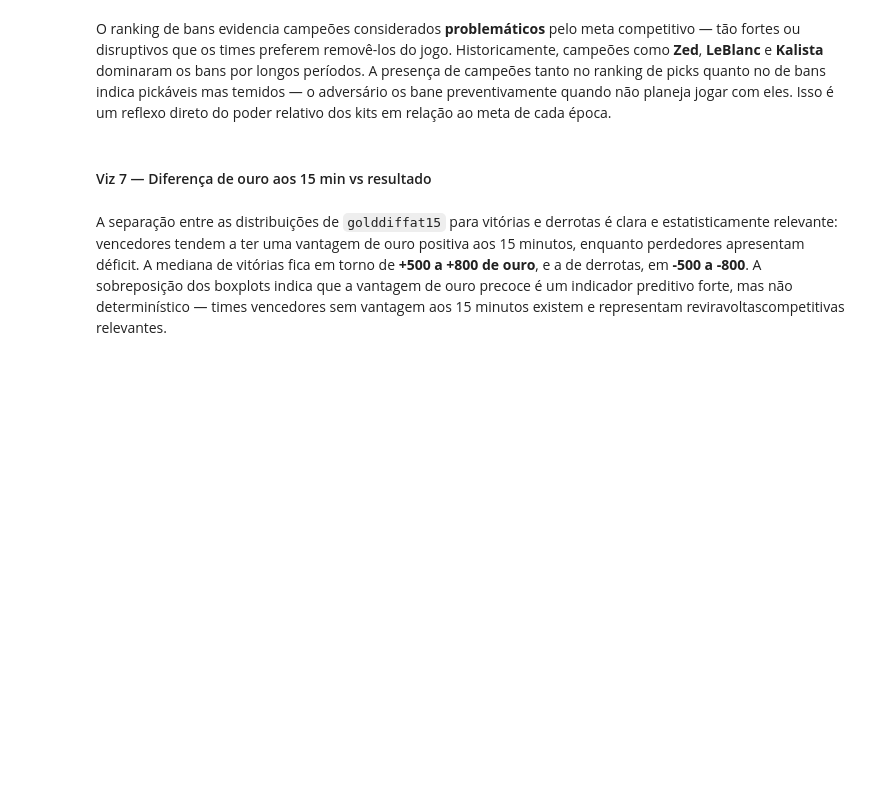
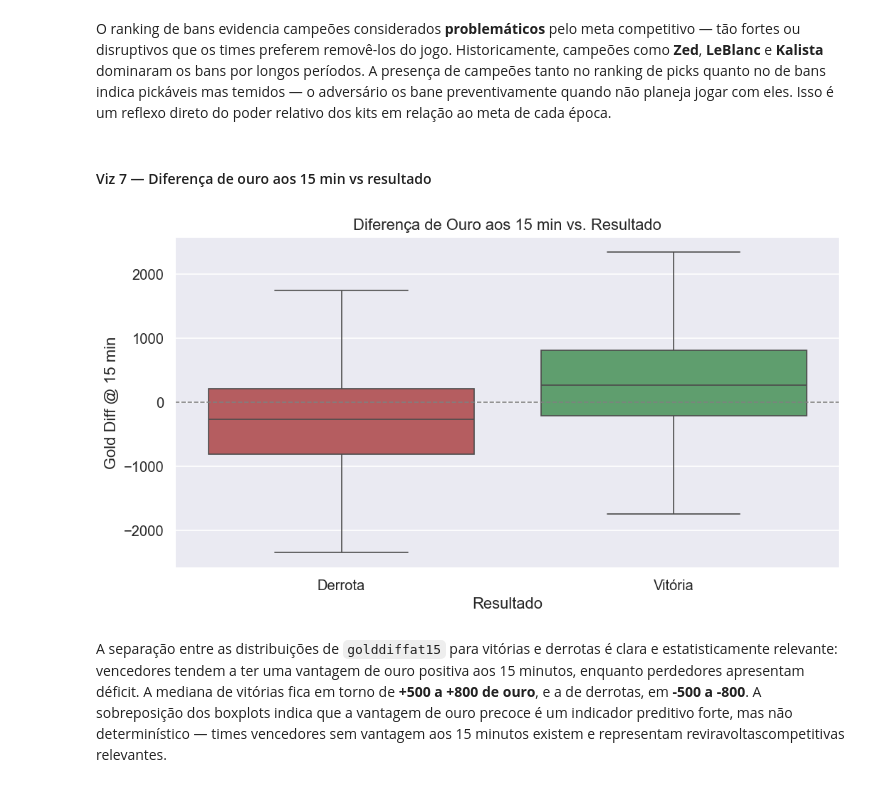
Before and after one commit to hugo-antunes19/analise-dados-puc-hugo-antunes, a Jupyter notebook: analise_exploratoria.ipynb, the cells around one changed output. Cells and saved outputs as stored; diff of their text form; code cells hidden in the pictures; blank space fills up the shorter version.

```diff
--- a/analise_exploratoria.ipynb
+++ b/analise_exploratoria.ipynb
@@ -300,23 +380,28 @@ O ranking de bans evidencia campeões considerados **problemáticos** pelo meta
 # %%
 df_gold = df_p[
     (df_p['datacompleteness'] == 'complete') &
     df_p['golddiffat15'].notna()
 ].copy()
 
+# Ensure result is int to match numeric palette keys
+df_gold['result'] = df_gold['result'].astype(int)
+
 fig, ax = plt.subplots(figsize=(9, 5))
 sns.boxplot(
-    data=df_gold, x='result', y='golddiffat15',
+    data=df_gold, x='result', y='golddiffat15', hue='result',
     palette={0: '#C44E52', 1: '#55A868'},
-    showfliers=False, ax=ax
+    showfliers=False, ax=ax, legend=False
 )
 ax.axhline(0, color='gray', ls='--', lw=1)
 ax.set_xticks([0, 1])
 ax.set_xticklabels(['Derrota', 'Vitória'])
 ax.set_title('Diferença de Ouro aos 15 min vs. Resultado')
 ax.set_xlabel('Resultado')
 ax.set_ylabel('Gold Diff @ 15 min')
 plt.tight_layout()
 plt.show()
+# %% [output]
+[figure, added]
 # %% [markdown]
 A separação entre as distribuições de `golddiffat15` para vitórias e derrotas é clara e estatisticamente relevante: vencedores tendem a ter uma vantagem de ouro positiva aos 15 minutos, enquanto perdedores apresentam déficit. A mediana de vitórias fica em torno de **+500 a +800 de ouro**, e a de derrotas, em **-500 a -800**. A sobreposição dos boxplots indica que a vantagem de ouro precoce é um indicador preditivo forte, mas não determinístico — times vencedores sem vantagem aos 15 minutos existem e representam reviravoltascompetitivas relevantes.
 # %% [markdown]
```
Also changed, not shown: parts of 17 cells of this notebook.
